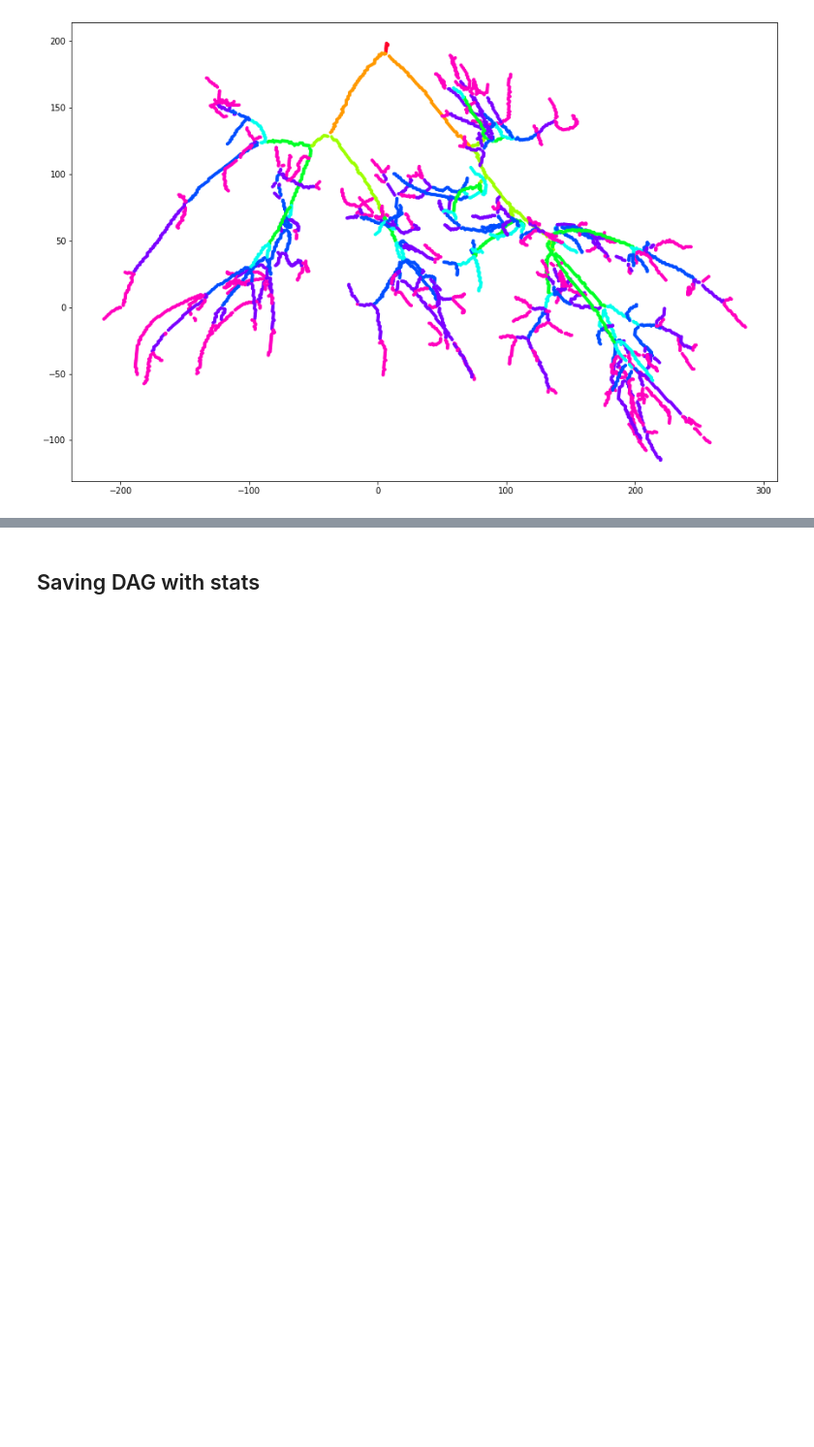
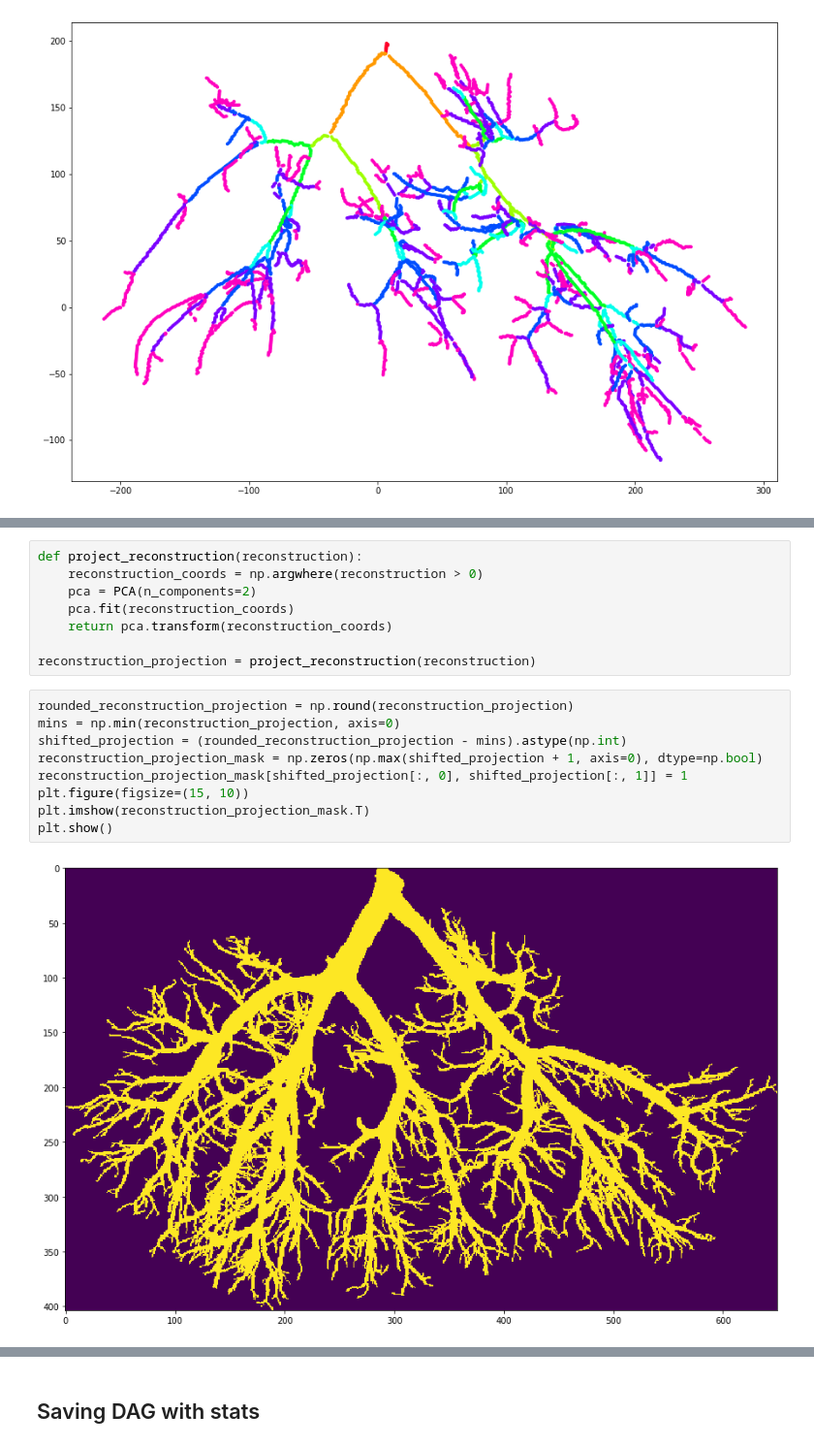
Before and after one commit to VitalBacon/RenalArterialTreeAnalysis, a Jupyter notebook: final-4-calculating-graph-stats.ipynb, the cells around one changed output, grey strips where cells are left out. Shown at 97% size. Cells and saved outputs as stored; diff of their text form; blank space fills up the shorter version.

```diff
--- a/final-4-calculating-graph-stats.ipynb
+++ b/final-4-calculating-graph-stats.ipynb
@@ -538,0 +614,19 @@ plt.scatter(points[:, 0], points[:, 1], c=colors, s=9, cmap='gist_rainbow')
+# %%
+def project_reconstruction(reconstruction):
+    reconstruction_coords = np.argwhere(reconstruction > 0)
+    pca = PCA(n_components=2)
+    pca.fit(reconstruction_coords)
+    return pca.transform(reconstruction_coords)
+
+reconstruction_projection = project_reconstruction(reconstruction)
+# %%
+rounded_reconstruction_projection = np.round(reconstruction_projection)
+mins = np.min(reconstruction_projection, axis=0)
+shifted_projection = (rounded_reconstruction_projection - mins).astype(np.int)
+reconstruction_projection_mask = np.zeros(np.max(shifted_projection + 1, axis=0), dtype=np.bool)
+reconstruction_projection_mask[shifted_projection[:, 0], shifted_projection[:, 1]] = 1
+plt.figure(figsize=(15, 10))
+plt.imshow(reconstruction_projection_mask.T)
+plt.show()
+# %% [output]
+[figure, added]
```
Also changed, not shown: parts of 34 cells of this notebook, 1 other file.
